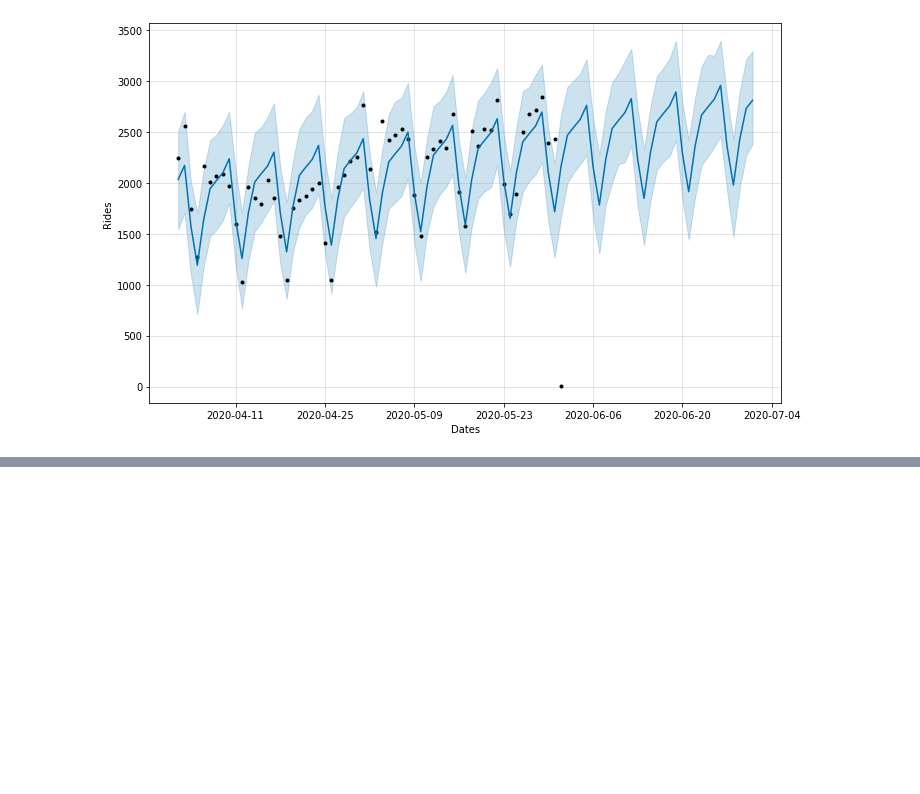
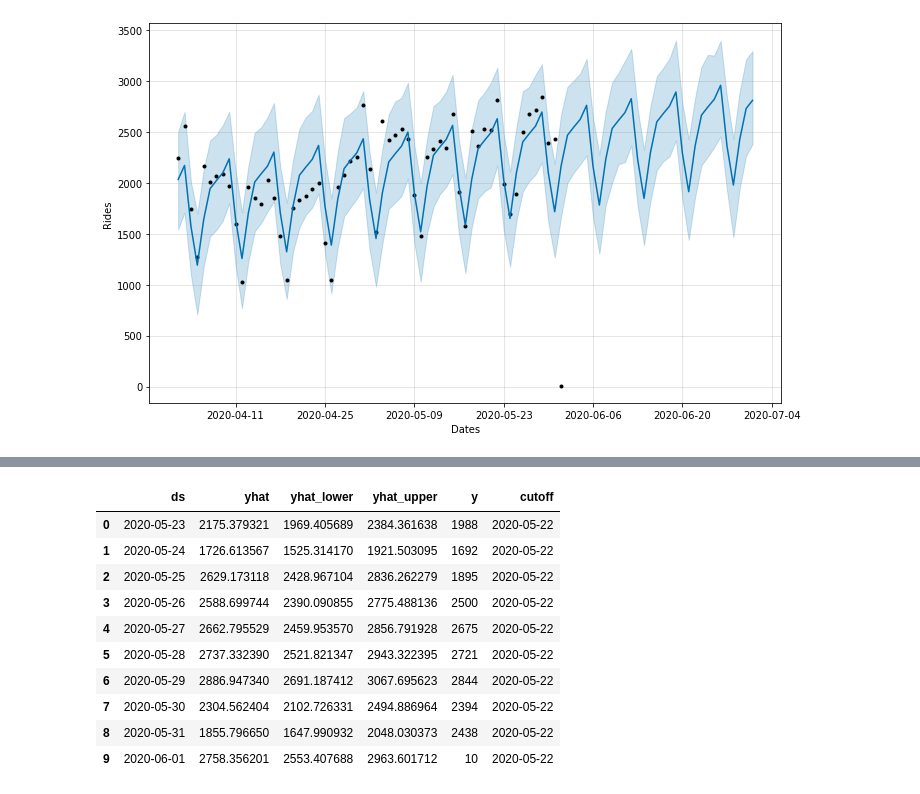
Before and after one commit to OleksiyAnokhin/UChicago-COVID-Hackathon, a Jupyter notebook: UChicago COVID-19 Hackathon.ipynb, the cells around one changed output, grey strips where cells are left out. Drawn from its saved outputs; the diff is of its cells as text; code cells hidden in the pictures; blank space fills up the shorter version.

```diff
--- a/UChicago COVID-19 Hackathon.ipynb
+++ b/UChicago COVID-19 Hackathon.ipynb
@@ -1278,3 +1297,9 @@ forecast[['ds', 'yhat', 'yhat_lower', 'yhat_upper']].tail()
 fig = m.plot(forecast, xlabel = "Dates", ylabel = "Rides")
 # %% [output]
 [figure]
+# %%
+# Validation of our model
+# https://facebook.github.io/prophet/docs/diagnostics.html
+df_cv = cross_validation(m, initial = '50 days', period = '10 days', horizon = '10 days')
+df_cv
+# %% [output]
@@ -1280,0 +1307,11 @@ fig = m.plot(forecast, xlabel = "Dates", ylabel = "Rides")
+|  | ds | yhat | yhat_lower | yhat_upper | y | cutoff |
+| 0 | 2020-05-23 | 2175.379321 | 1969.405689 | 2384.361638 | 1988 | 2020-05-22 |
+| 1 | 2020-05-24 | 1726.613567 | 1525.314170 | 1921.503095 | 1692 | 2020-05-22 |
+| 2 | 2020-05-25 | 2629.173118 | 2428.967104 | 2836.262279 | 1895 | 2020-05-22 |
+| 3 | 2020-05-26 | 2588.699744 | 2390.090855 | 2775.488136 | 2500 | 2020-05-22 |
+| 4 | 2020-05-27 | 2662.795529 | 2459.953570 | 2856.791928 | 2675 | 2020-05-22 |
+| 5 | 2020-05-28 | 2737.332390 | 2521.821347 | 2943.322395 | 2721 | 2020-05-22 |
+| 6 | 2020-05-29 | 2886.947340 | 2691.187412 | 3067.695623 | 2844 | 2020-05-22 |
+| 7 | 2020-05-30 | 2304.562404 | 2102.726331 | 2494.886964 | 2394 | 2020-05-22 |
+| 8 | 2020-05-31 | 1855.796650 | 1647.990932 | 2048.030373 | 2438 | 2020-05-22 |
+| 9 | 2020-06-01 | 2758.356201 | 2553.407688 | 2963.601712 | 10 | 2020-05-22 |
```
Also changed, not shown: parts of 6 cells of this notebook.
